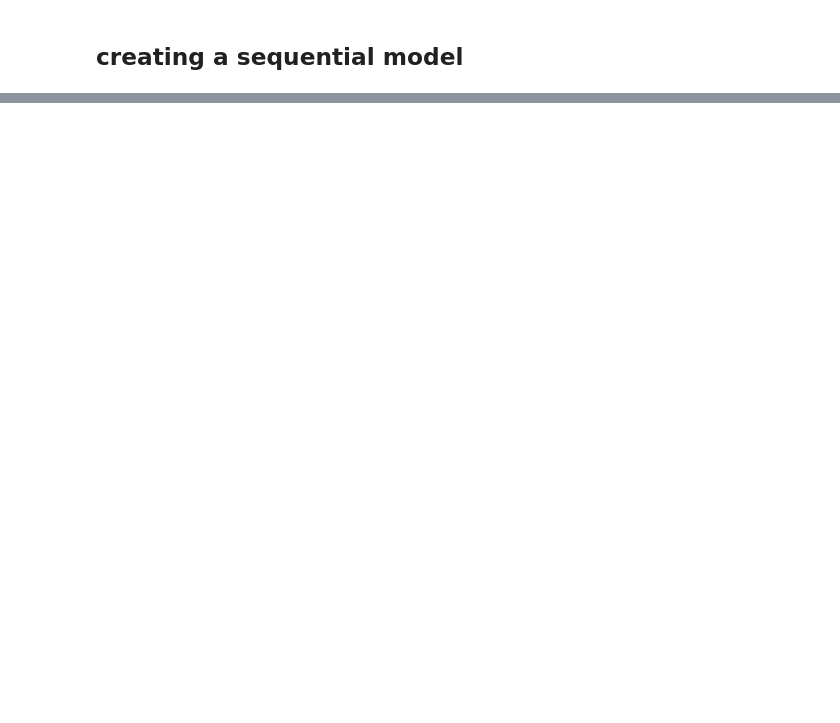
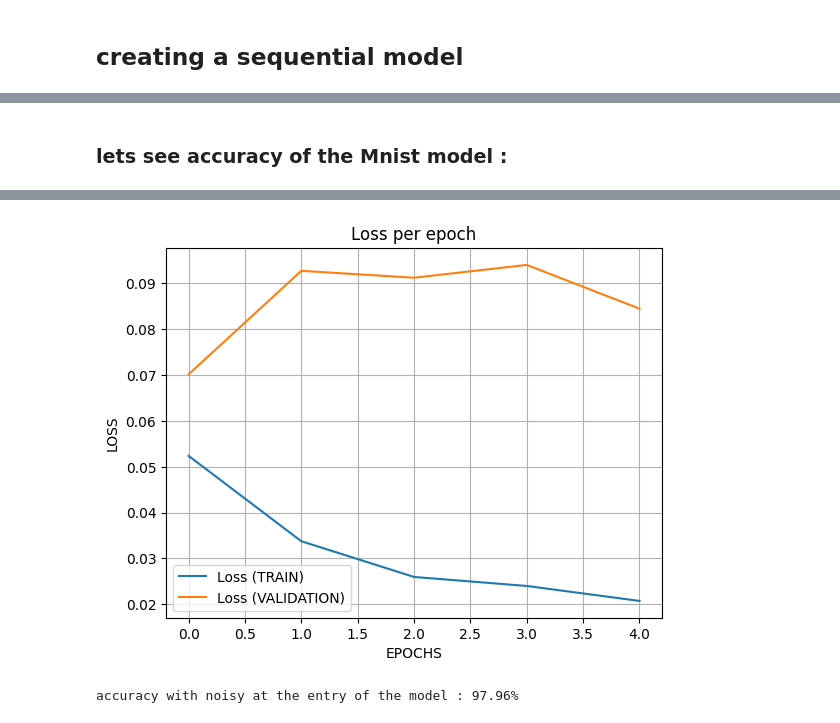
Before and after one commit to Macreat/CnnMDL, a Jupyter notebook: cnnDvlEnv/basis.ipynb, the cells around one changed output, grey strips where cells are left out. Cells and saved outputs as stored; diff of their text form; code cells hidden in the pictures; blank space fills up the shorter version.

Commit message:
creating basic sequential model for Mnist dataset

```diff
--- a/cnnDvlEnv/basis.ipynb
+++ b/cnnDvlEnv/basis.ipynb
@@ -59,2 +65,7 @@ xTrainMnist.shape, yTrainMnist.shape, xTestMnist.shape, yTestMnist.shape
 # %% [markdown]
 ## creating a sequential model
+# %%
+BasicMnistModel = Tf.keras.models.Sequential()
+# Add a Flatten layer to convert the 2D images to 1D vectors  ( transforming my 28 x 28 tensor to a 1D array )
+BasicMnistModel.add(Tf.keras.layers.Flatten(input_shape=(28, 28)))
+BasicMnistModel.summary() # display the summary of the model
@@ -60,0 +84,8 @@ xTrainMnist.shape, yTrainMnist.shape, xTestMnist.shape, yTestMnist.shape
+# %%
+BasicMnistModel.add(Tf.keras.layers.Dense(256, activation ='relu')) # add a fully connected layer with 256 neurons and ReLU activation function
+BasicMnistModel.add(Tf.keras.layers.Dense(128, activation ='relu')) # add a fully connected layer with 128 neurons and ReLU activation function
+BasicMnistModel.add(Tf.keras.layers.Dense(10, activation ='softmax')) # add a fully connected layer with 10 neurons and softmax activation function ( output layer )
+# %%
+# proceed compiling the model
+BasicMnistModel.compile(optimizer='adam', loss = 'sparse_categorical_crossentropy', metrics= ['accuracy']) # use Adam optimizer and sparse categorical crossentropy loss function
+# fit the model to the training data
@@ -60,0 +94,2 @@ xTrainMnist.shape, yTrainMnist.shape, xTestMnist.shape, yTestMnist.shape
+# %%
+MnistHistory = BasicMnistModel.fit(xTrainMnist, yTrainMnist, epochs = 5 , batch_size = 32, validation_split = 0.3, validation_data=(xTestMnist, yTestMnist), verbose = 1) # fit the model to the training data with 5 epochs and a batch size of 32, using 30% of the training data for validation and displaying the progress bar
@@ -60,0 +107,14 @@ xTrainMnist.shape, yTrainMnist.shape, xTestMnist.shape, yTestMnist.shape
+# %% [markdown]
+### lets see accuracy of the Mnist model :
+# %%
+loss, acc = BasicMnistModel.evaluate(xTestMnist, yTestMnist) # evaluate the model on the test set
+plt.plot(MnistHistory.history['loss'], label='Loss (TRAIN)')
+plt.plot(MnistHistory.history['val_loss'], label='Loss (VALIDATION)')
+plt.xlabel('EPOCHS')
+plt.ylabel('LOSS')
+plt.title('Loss per epoch')
+plt.legend()
+plt.grid()
+plt.show()
+print(f"accuracy with noisy at the entry of the model : {acc*100:.2f}%")
+# %% [output]
@@ -60,0 +122,2 @@ xTrainMnist.shape, yTrainMnist.shape, xTestMnist.shape, yTestMnist.shape
+[figure, added]
+accuracy with noisy at the entry of the model : 97.96%
```
Also changed, not shown: parts of 8 cells of this notebook.
